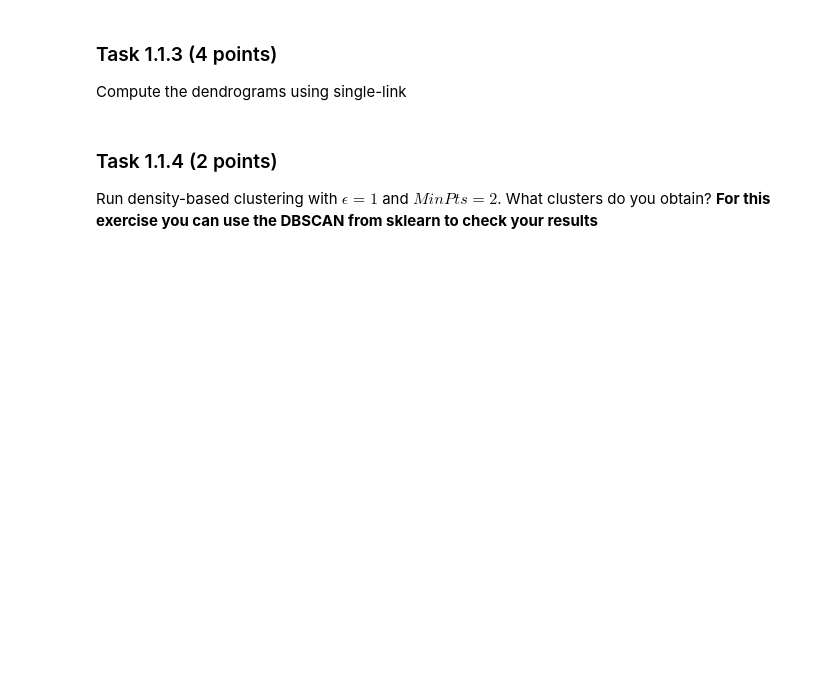
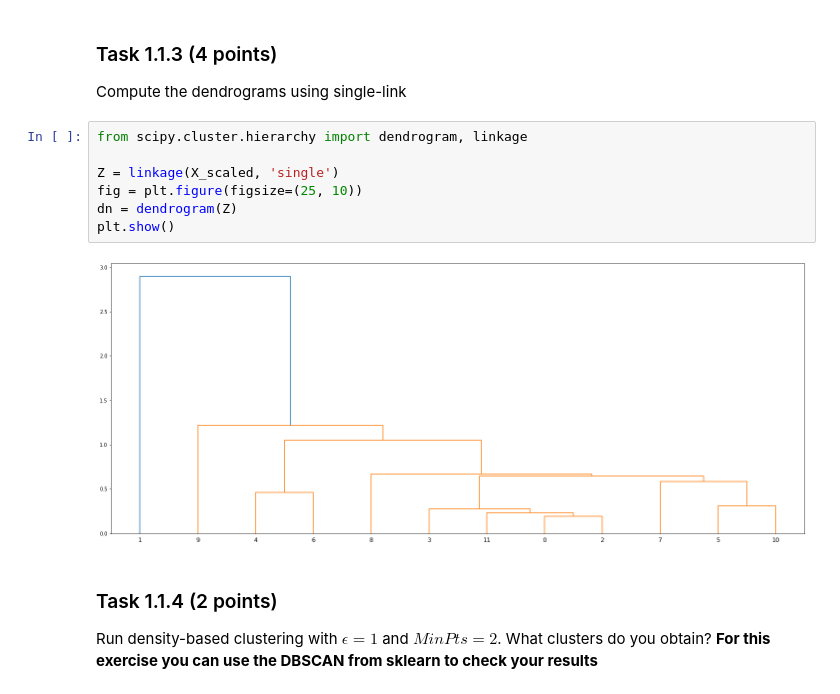
Before and after one commit to Thrun12/dm2022-exercises, a Jupyter notebook: handins/handin1.ipynb, the cells around one changed output. Drawn from its saved outputs; the diff is of its cells as text; blank space fills up the shorter version.

```diff
--- a/handins/handin1.ipynb
+++ b/handins/handin1.ipynb
@@ -64,6 +120,15 @@ Show two examples with two different initial cluster assignments that lead to a
 # %% [markdown]
 ### Task 1.1.3 (4 points)
 Compute the dendrograms using single-link
+# %%
+from scipy.cluster.hierarchy import dendrogram, linkage
+
+Z = linkage(X_scaled, 'single')
+fig = plt.figure(figsize=(25, 10))
+dn = dendrogram(Z)
+plt.show()
+# %% [output]
+[figure, added]
 # %% [markdown]
 ### Task 1.1.4 (2 points)
 Run density-based clustering with $\epsilon=1$ and $MinPts=2$. What clusters do you obtain? **For this exercise you can use the DBSCAN from sklearn to check your results**
```
Also changed, not shown: parts of 26 cells of this notebook.
